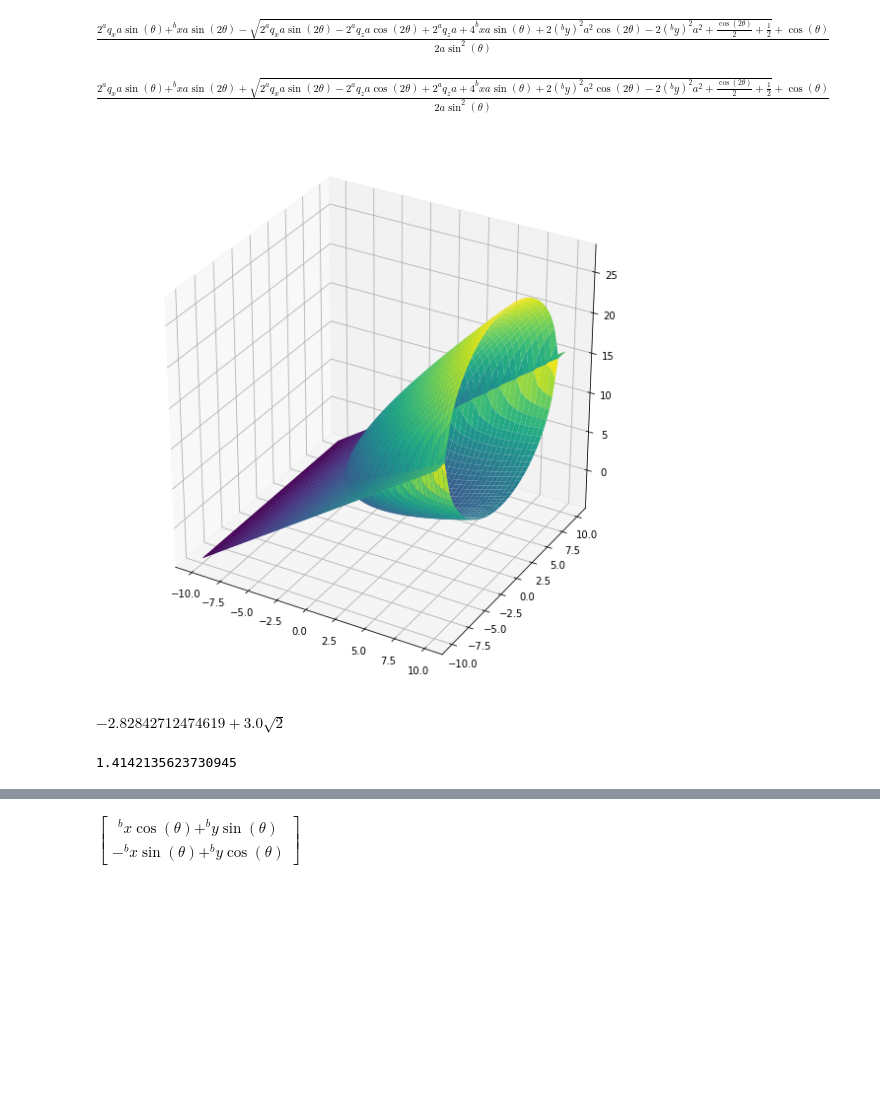
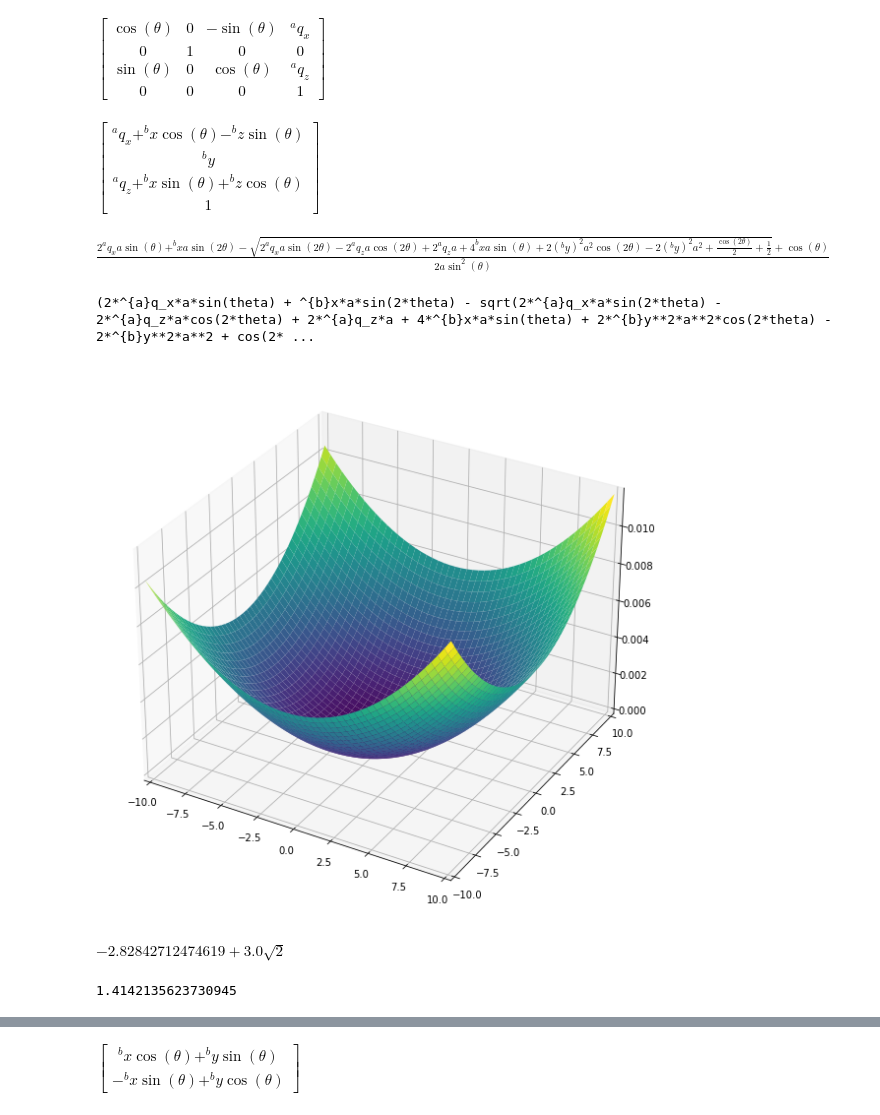
Before and after one commit to stwuiwmoc/planets_reducing_volume, a Jupyter notebook: parabola_analytical_solution.ipynb, the cells around one changed output, grey strips where cells are left out. Cells and saved outputs as stored; diff of their text form; code cells hidden in the pictures; blank space fills up the shorter version.

```diff
--- a/parabola_analytical_solution.ipynb
+++ b/parabola_analytical_solution.ipynb
@@ -1,47 +1,54 @@
 # %%
 "baの変換のみでplot"
 from sympy import *
+import numpy as np
 import matplotlib.pyplot as plt
 
 a, t, aqx, aqz = symbols("a, theta, ^{a}q_x, ^{a}q_z")
 bx, by, bz = symbols("^{b}x, ^{b}y, ^{b}z")
 
 T = Matrix([[cos(-t), 0, sin(-t), aqx],
             [0, 1, 0, 0],
             [-sin(-t), 0, cos(-t), aqz],
             [0, 0, 0, 1]])
+display(T)
 
 bp= Matrix([bx, by, bz, 1])
 
 ap = T*bp
+display(ap)
 
 f = a*(ap[0]**2 + ap[1]**2) - ap[2]
 
 bz1, bz2 = solve(f, bz)
 const = [(a, a), (t, t), (bx, bx), (by, by), (aqx, aqx), (aqz, aqz)] #テンプレート
-const_plt = [(a, 1/4), (t, pi*1/4), (bx, bx), (by, by), (aqx, 2), (aqz, 1)] # for plot
+const_plt = [(a, 1/(2*8666)), (t, np.deg2rad(11.73)), (bx, bx), (by, by), (aqx, 1800), (aqz, 1800**2/(2*8666)) ]# for plot
 
 const1 = [(a, a), (t, t), (bx, qx), (by, 0), (aqx, aqx), (aqz, aqz)]
 const2 = [(a, 1/4), (t, pi*1/4), (bx, 0), (by, 0), (aqx, 2), (aqz, 1)] # 放物面はB系原点を通る -> z=0になるはず -> ok
 const3 = [(a, 1/4), (t, pi*1/4), (bx, -2*sqrt(2)), (by, 0), (aqx, 2), (aqz, 1)] # noteで試した p2 -> ok
 const4 = [(a, 1/4), (t, pi*1/4), (bx, -sqrt(2)), (by, 2), (aqx, 2), (aqz, 1)] # noteで試した p3 -> ok
 
 
-  display(bz1.subs(const))
-display(bz2.subs(const))
+display(bz1.subs(const))
+#display(bz2.subs(const))
+print(bz1.subs(const))
 
 plt.rcParams["figure.figsize"] = (8,8)
-plotting.plot3d(bz1.subs(const_plt),bz2.subs(const_plt), (bx, -10, 10), (by, -10, 10))
+#plotting.plot3d(bz1.subs(const_plt),bz2.subs(const_plt), (bx, -10, 10), (by, -10, 10))
+plotting.plot3d(bz1.subs(const_plt), (bx, -10, 10), (by, -10, 10))
 
 bz_const = bz1.subs(const4)
 display(bz_const)
 display(float(bz_const))
 # %% [output]
-$\displaystyle \frac{2 ^{a}q_x a \sin{\left(\theta \right)} + ^{b}x a \sin{\left(2 \theta \right)} - \sqrt{2 ^{a}q_x a \sin{\left(2 \theta \right)} - 2 ^{a}q_z a \cos{\left(2 \theta \right)} + 2 ^{a}q_z a + 4 ^{b}x a \sin{\left(\theta \right)} + 2 \left(^{b}y\right)^{2} a^{2} \cos{\left(2 \theta \right)} - 2 \left(^{b}y\right)^{2} a^{2} + \frac{\cos{\left(2 \theta \right)}}{2} + \frac{1}{2}} + \cos{\left(\theta \right)}}{2 a \sin^{2}{\left(\theta \right)}}$
+$\displaystyle \left[\begin{matrix}\cos{\left(\theta \right)} & 0 & - \sin{\left(\theta \right)} & ^{a}q_x\\0 & 1 & 0 & 0\\\sin{\left(\theta \right)} & 0 & \cos{\left(\theta \right)} & ^{a}q_z\\0 & 0 & 0 & 1\end{matrix}\right]$
-$\displaystyle \frac{2 ^{a}q_x a \sin{\left(\theta \right)} + ^{b}x a \sin{\left(2 \theta \right)} + \sqrt{2 ^{a}q_x a \sin{\left(2 \theta \right)} - 2 ^{a}q_z a \cos{\left(2 \theta \right)} + 2 ^{a}q_z a + 4 ^{b}x a \sin{\left(\theta \right)} + 2 \left(^{b}y\right)^{2} a^{2} \cos{\left(2 \theta \right)} - 2 \left(^{b}y\right)^{2} a^{2} + \frac{\cos{\left(2 \theta \right)}}{2} + \frac{1}{2}} + \cos{\left(\theta \right)}}{2 a \sin^{2}{\left(\theta \right)}}$
+$\displaystyle \left[\begin{matrix}^{a}q_x + ^{b}x \cos{\left(\theta \right)} - ^{b}z \sin{\left(\theta \right)}\\^{b}y\\^{a}q_z + ^{b}x \sin{\left(\theta \right)} + ^{b}z \cos{\left(\theta \right)}\\1\end{matrix}\right]$
-[figure, old version]
-$\displaystyle -2.82842712474619 + 3.0 \sqrt{2}$
+$\displaystyle \frac{2 ^{a}q_x a \sin{\left(\theta \right)} + ^{b}x a \sin{\left(2 \theta \right)} - \sqrt{2 ^{a}q_x a \sin{\left(2 \theta \right)} - 2 ^{a}q_z a \cos{\left(2 \theta \right)} + 2 ^{a}q_z a + 4 ^{b}x a \sin{\left(\theta \right)} + 2 \left(^{b}y\right)^{2} a^{2} \cos{\left(2 \theta \right)} - 2 \left(^{b}y\right)^{2} a^{2} + \frac{\cos{\left(2 \theta \right)}}{2} + \frac{1}{2}} + \cos{\left(\theta \right)}}{2 a \sin^{2}{\left(\theta \right)}}$
-1.4142135623730945
+(2*^{a}q_x*a*sin(theta) + ^{b}x*a*sin(2*theta) - sqrt(2*^{a}q_x*a*sin(2*theta) - 2*^{a}q_z*a*cos(2*theta) + 2*^{a}q_z*a + 4*^{b}x*a*sin(theta) + 2*^{b}y**2*a**2*cos(2*theta) - 2*^{b}y**2*a**2 + cos(2* ...
+[figure, new version]
+$\displaystyle -2.82842712474619 + 3.0 \sqrt{2}$
+1.4142135623730945
 # %%
 "cbの変換とbaの変換"
 from sympy import *
```
Also changed, not shown: parts of 2 cells of this notebook.
